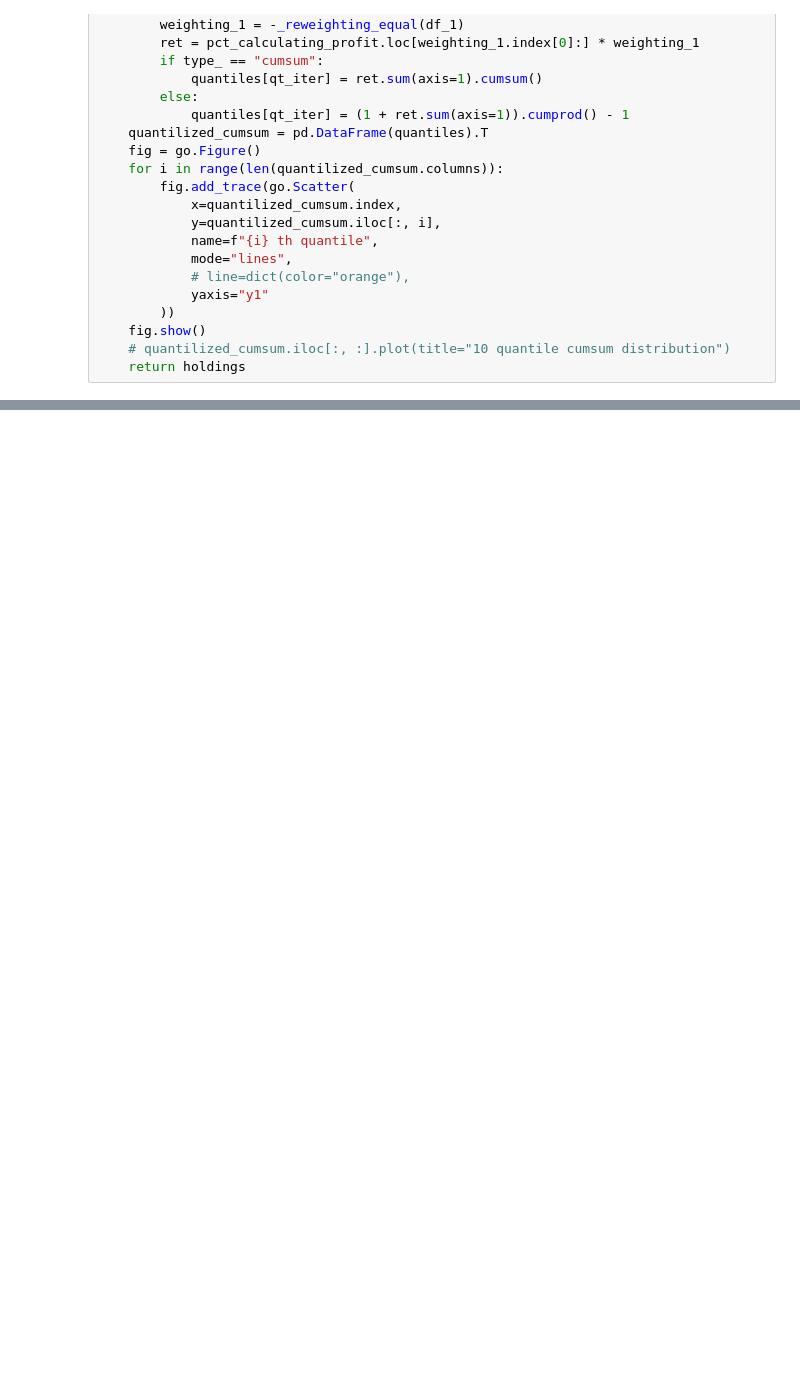
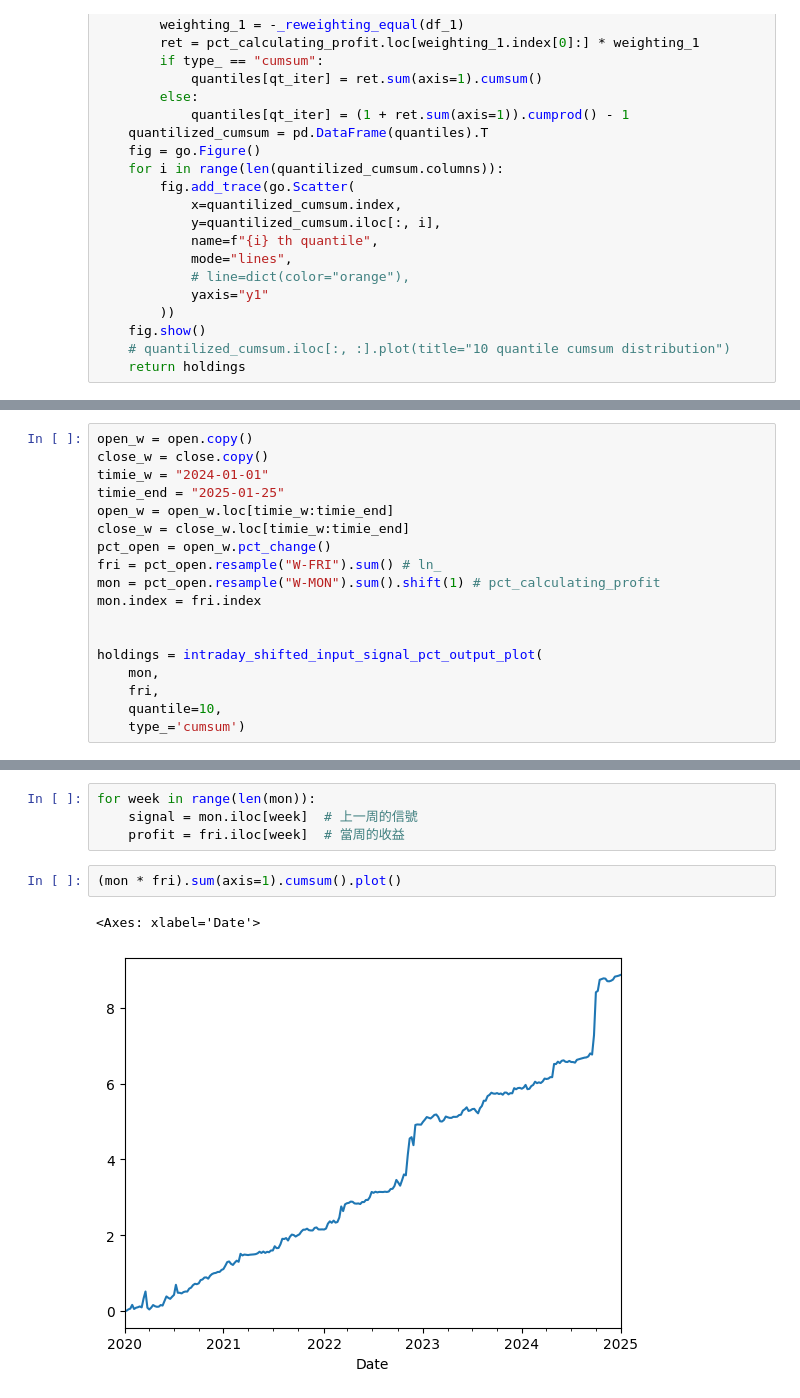
Before and after one commit to tsungyou/2025, a Jupyter notebook: st/hk_var.ipynb, the cells around one changed output, grey strips where cells are left out. Saved outputs shown, nothing was run; the diff lists cells and outputs as text; blank space fills up the shorter version.

```diff
--- a/st/hk_var.ipynb
+++ b/st/hk_var.ipynb
@@ -111,0 +205,18 @@ close_.iloc[-1][holdings.iloc[-2]], holdings.iloc[-1]
+# %%
+open_w = open.copy()
+close_w = close.copy()
+timie_w = "2024-01-01"
+timie_end = "2025-01-25"
+open_w = open_w.loc[timie_w:timie_end]
+close_w = close_w.loc[timie_w:timie_end]
+pct_open = open_w.pct_change()
+fri = pct_open.resample("W-FRI").sum() # ln_
+mon = pct_open.resample("W-MON").sum().shift(1) # pct_calculating_profit
+mon.index = fri.index
+
+
+holdings = intraday_shifted_input_signal_pct_output_plot(
+    mon,
+    fri,
+    quantile=10,
+    type_='cumsum')
@@ -111,0 +267,9 @@ close_.iloc[-1][holdings.iloc[-2]], holdings.iloc[-1]
+# %%
+for week in range(len(mon)):
+    signal = mon.iloc[week]  # 上一周的信號
+    profit = fri.iloc[week]  # 當周的收益
+# %%
+(mon * fri).sum(axis=1).cumsum().plot()
+# %% [output]
+<Axes: xlabel='Date'>
+[figure, added]
```
Also changed, not shown: parts of 20 cells of this notebook, 9 other files.
